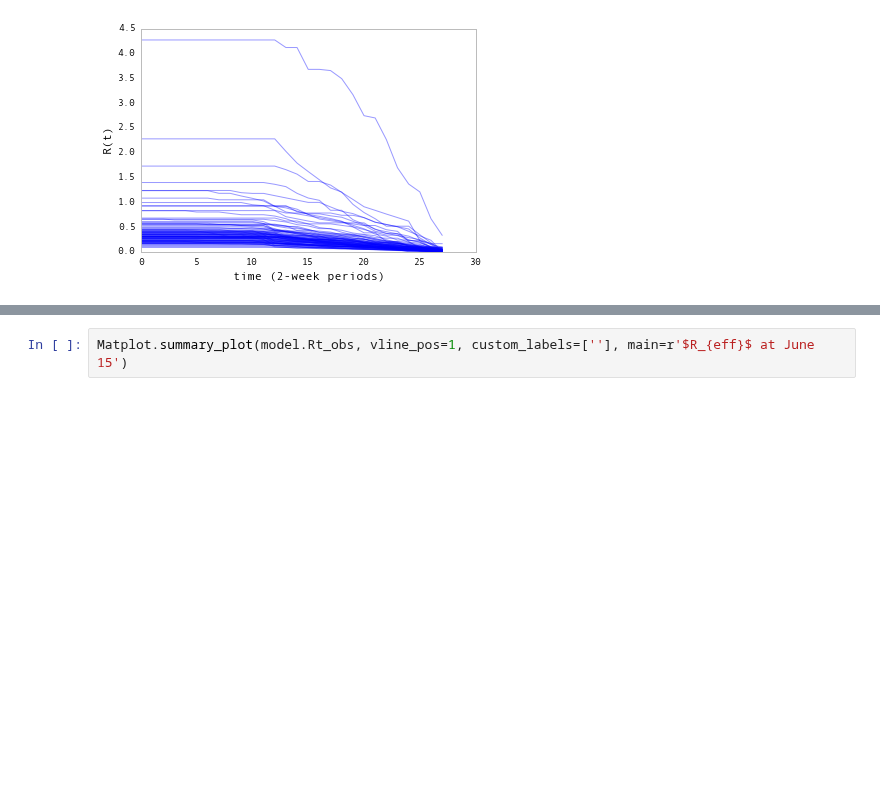
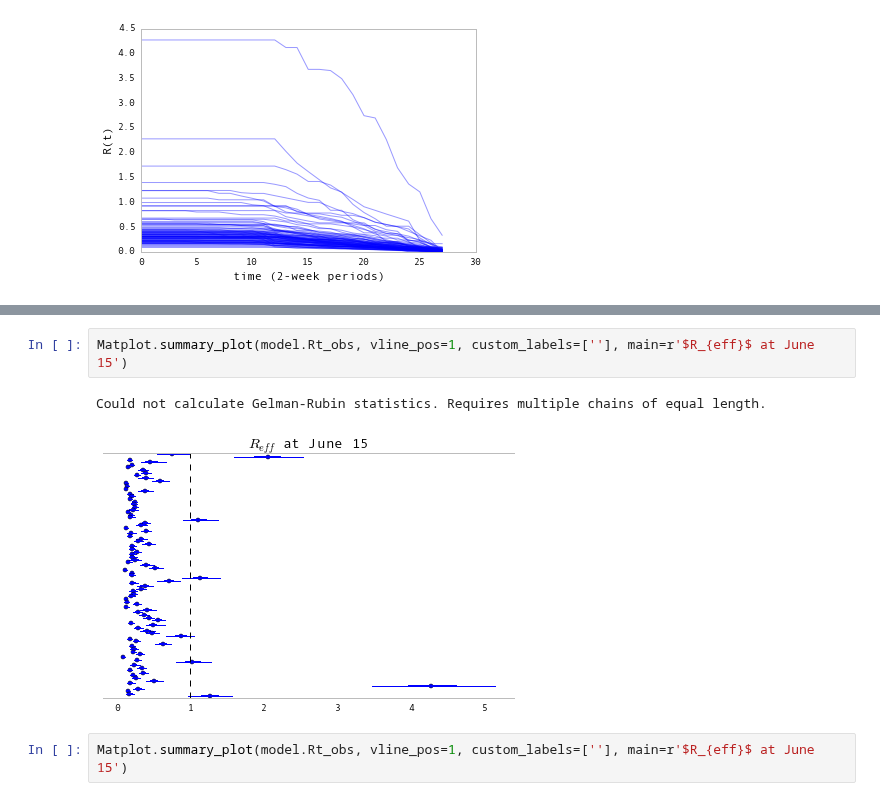
Before and after one commit to fonnesbeck/SaoPauloMeasles, a Jupyter notebook: Spatial Measles Model.ipynb, the cells around one changed output, grey strips where cells are left out. Saved outputs shown, nothing was run; the diff lists cells and outputs as text; blank space fills up the shorter version.

```diff
--- a/Spatial Measles Model.ipynb
+++ b/Spatial Measles Model.ipynb
@@ -353,3 +425,8 @@ plt.xlabel('time (2-week periods)')
+# %%
+Matplot.summary_plot(model.Rt_obs, vline_pos=1, custom_labels=[''], main=r'$R_{eff}$ at June 15')
+# %% [output]
+Could not calculate Gelman-Rubin statistics. Requires multiple chains of equal length.
+[figure, added]
 # %%
 Matplot.summary_plot(model.Rt_obs, vline_pos=1, custom_labels=[''], main=r'$R_{eff}$ at June 15')
 # %% [output]
```
Also changed, not shown: parts of 15 cells of this notebook, 1 other file.
